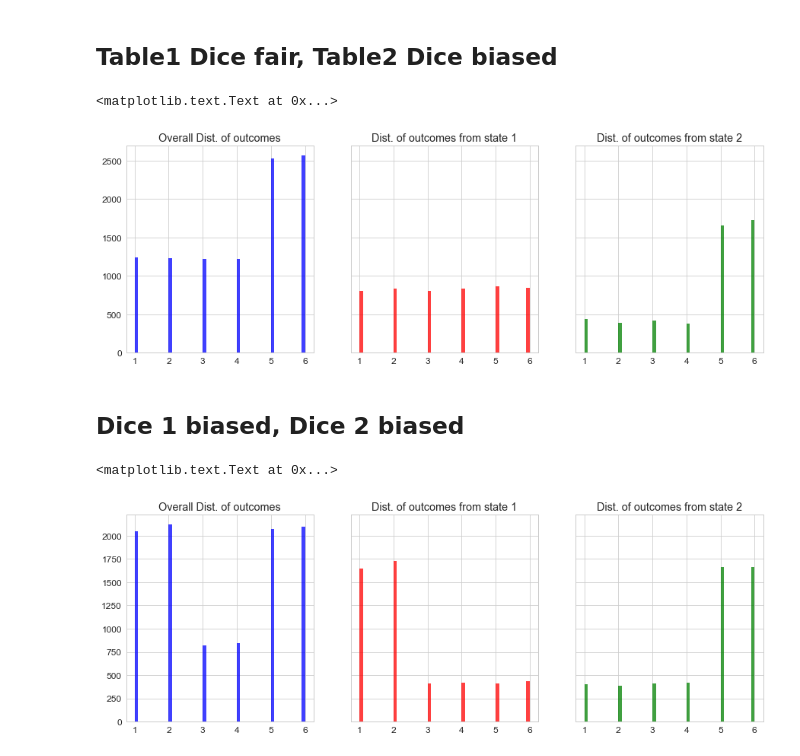
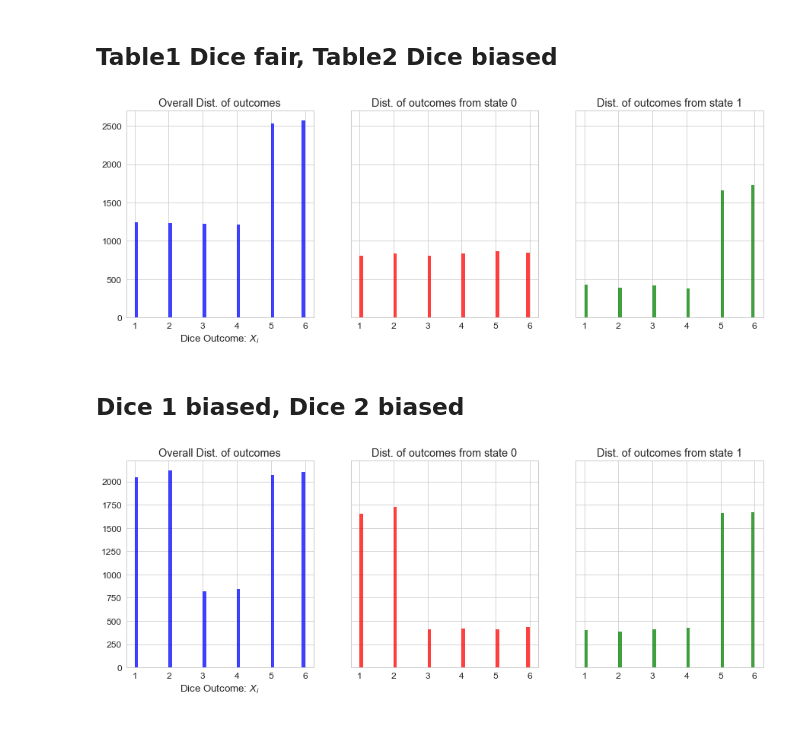
Before and after one commit to ced92/hmm, a Jupyter notebook: Assignment 2 - HMM.ipynb, the cells around one changed output. Drawn from its saved outputs; the diff is of its cells as text; code cells hidden in the pictures; blank space fills up the shorter version.

```diff
--- a/Assignment 2 - HMM.ipynb
+++ b/Assignment 2 - HMM.ipynb
@@ -335,36 +343,37 @@ axs[2].set_title('Dist. of outcomes from state 2')
 # %%
 starting_prior = [1/2, 1/2]
 dice_dist1 = [1/6]*6
 dice_dist2 = [1/12]*4 + [2/6]*2
 transition_matrix = [[1/4, 3/4],[3/4, 1/4]]
 prob_observe = 1
 
 hmm = HMM(starting_prior, dice_dist1, dice_dist2, transition_matrix, prob_observe)
 state_sequence = []
 for _ in range(10000):
     state_sequence.append(hmm.state)
     hmm.run()
 
 # plt.hist(hmm.actual_outcomes, 50, facecolor='green', alpha=0.75)
 # plt.title('Distribution of outcomes from dice')
 # plt.ylabel('Number of outcomes')
 # plt.xlabel('Dice outcome')
 
 outcome_seq = np.array(hmm.actual_outcomes)
 state_seq = np.array(state_sequence)
 state1_outcomes = outcome_seq[state_seq == 0]
 state2_outcomes = outcome_seq[state_seq == 1]
 
 f, axs = plt.subplots(1, 3, sharex='col', sharey='row', figsize=(15,5))
 axs[0].hist(outcome_seq, 50, facecolor='blue', alpha=0.75)
 axs[0].set_title('Overall Dist. of outcomes')
+axs[0].set_xlabel('Dice Outcome: $X_i$')
 axs[1].hist(state1_outcomes, 50, facecolor='red', alpha=0.75, label='State1')
-axs[1].set_title('Dist. of outcomes from state 1')
+axs[1].set_title('Dist. of outcomes from state 0')
 axs[2].hist(state2_outcomes, 50, facecolor='green', alpha=0.75, label='State2')
-axs[2].set_title('Dist. of outcomes from state 2')
+axs[2].set_title('Dist. of outcomes from state 1')
+plt.savefig('./fair_biased_cats.png')
 # %% [output]
-<matplotlib.text.Text at 0x...>
-[figure, old version]
+[figure, new version]
 # %% [markdown]
 ## Dice 1 biased, Dice 2 biased
 # %%
@@ -393,10 +402,11 @@ state2_outcomes = outcome_seq[state_seq == 1]
 f, axs = plt.subplots(1, 3, sharex='col', sharey='row', figsize=(15,5))
 axs[0].hist(outcome_seq, 50, facecolor='blue', alpha=0.75)
 axs[0].set_title('Overall Dist. of outcomes')
+axs[0].set_xlabel('Dice Outcome: $X_i$')
 axs[1].hist(state1_outcomes, 50, facecolor='red', alpha=0.75, label='State1')
-axs[1].set_title('Dist. of outcomes from state 1')
+axs[1].set_title('Dist. of outcomes from state 0')
 axs[2].hist(state2_outcomes, 50, facecolor='green', alpha=0.75, label='State2')
-axs[2].set_title('Dist. of outcomes from state 2')
+axs[2].set_title('Dist. of outcomes from state 1')
+plt.savefig('./biased_biased_cats.png')
 # %% [output]
-<matplotlib.text.Text at 0x...>
-[figure, old version]
+[figure, new version]
```
Also changed, not shown: parts of 13 cells of this notebook.
